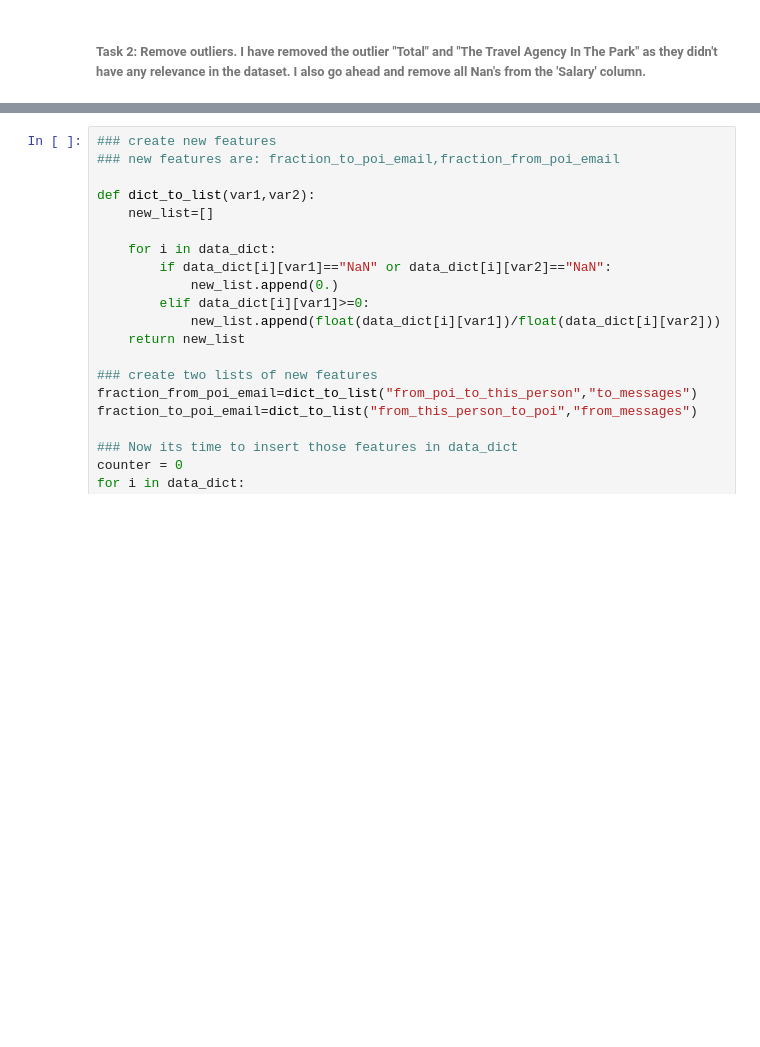
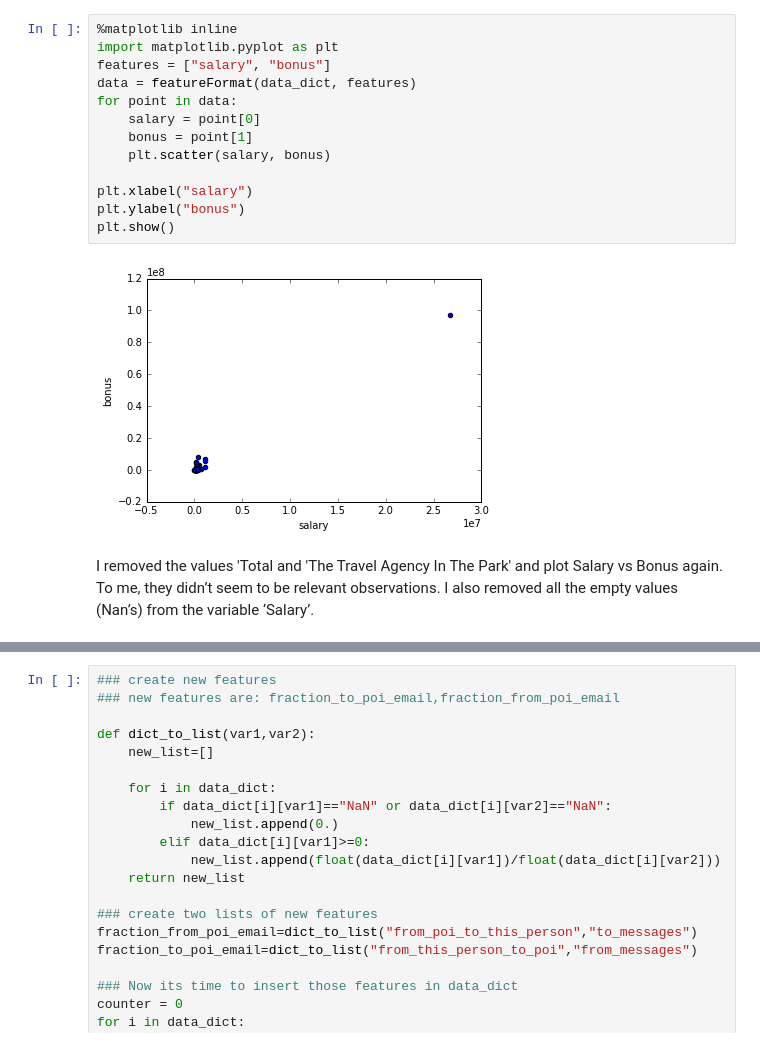
Before and after one commit to preetrajdeo/Enron-Email, a Jupyter notebook: FinalProject.ipynb, the cells around one changed output, grey strips where cells are left out. Cells and saved outputs as stored; diff of their text form; blank space fills up the shorter version.

```diff
--- a/FinalProject.ipynb
+++ b/FinalProject.ipynb
@@ -21,3 +31,18 @@ data_dict = pickle.load(open("final_project_dataset.pkl", "r") )
+# %%
+%matplotlib inline
+import matplotlib.pyplot as plt
+features = ["salary", "bonus"]
+data = featureFormat(data_dict, features)
+for point in data:
+    salary = point[0]
+    bonus = point[1]
+    plt.scatter(salary, bonus)
+
+plt.xlabel("salary")
+plt.ylabel("bonus")
+plt.show()
+# %% [output]
+[figure, added]
 # %% [markdown]
-###### Task 2: Remove outliers. I have removed the outlier "Total" and  "The Travel Agency In The Park" as they didn't have any relevance in the dataset. I also go ahead and remove all Nan's from the 'Salary' column.
+I removed the values 'Total and 'The Travel Agency In The Park' and plot Salary vs Bonus again. To me, they didn’t seem to be relevant observations. I also removed all the empty values (Nan’s) from the variable ‘Salary’.
 # %%
```
Also changed, not shown: parts of 23 cells of this notebook, 4 other files.
